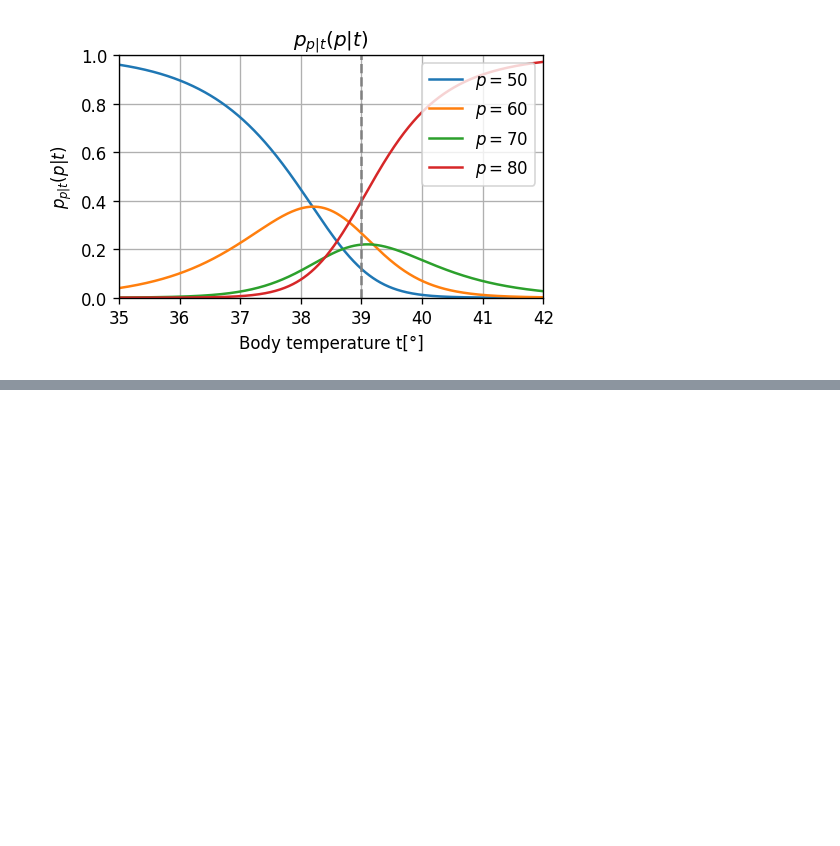
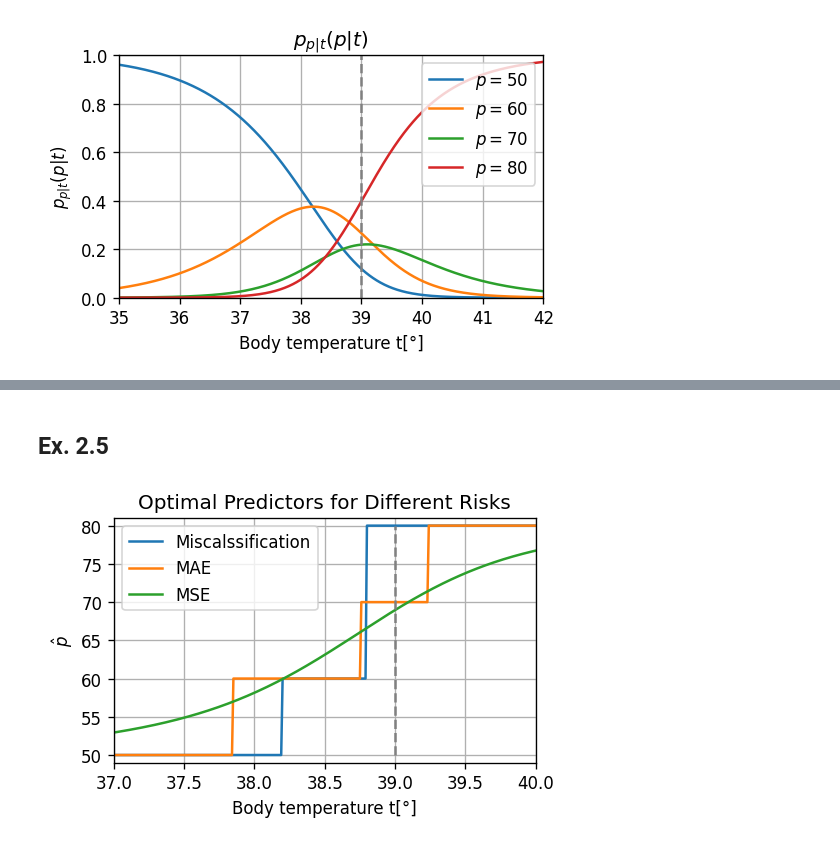
Before and after one commit to technion046195/technion046195, a Jupyter notebook: content/tutorial02_probability/code.ipynb, the cells around one changed output, grey strips where cells are left out. Cells and saved outputs as stored; diff of their text form; code cells hidden in the pictures; blank space fills up the shorter version.

```diff
--- a/content/tutorial02_probability/code.ipynb
+++ b/content/tutorial02_probability/code.ipynb
@@ -229,3 +229,25 @@ $p_{\text{p}|\text{t}}(p|39)$:
 | 60 | 0.265208 |
 | 70 | 0.218627 |
 | 80 | 0.397812 |
+# %% [markdown]
+## Ex. 2.5
+# %%
+p_hat_misclass = lambda t: p_p_given_t_df(t).idxmax(axis=0).values
+p_hat_mae= lambda t: (p_p_given_t_df(t).cumsum(axis=0) > 0.5).idxmax(axis=0).values
+p_hat_mse= lambda t: (p_values[:, None] * p_p_given_t_df(t)).sum(axis=0)
+
+fig, ax = plt.subplots(figsize=(4.5, 3))
+ax.set_title('Optimal Predictors for Different Risks')
+ax.plot(temp_grid, p_hat_misclass(temp_grid), label='Miscalssification')
+ax.plot(temp_grid, p_hat_mae(temp_grid), label='MAE')
+ax.plot(temp_grid, p_hat_mse(temp_grid), label='MSE')
+ax.set_xlabel('Body temperature t[°]')
+ax.set_ylabel(r'$\hat{p}$')
+ax.plot([39, 39], [p_values[0], p_values[-1]], '--', color='gray')
+ax.legend(loc='upper left')
+ax.set_xlim(37, 40)
+ax.set_ylim(49, 81)
+plt.tight_layout()
+fig.savefig('./assets/p_predictors.png')
+# %% [output]
+[figure, added]
```
Also changed, not shown: parts of 2 cells of this notebook, 7 other files.
